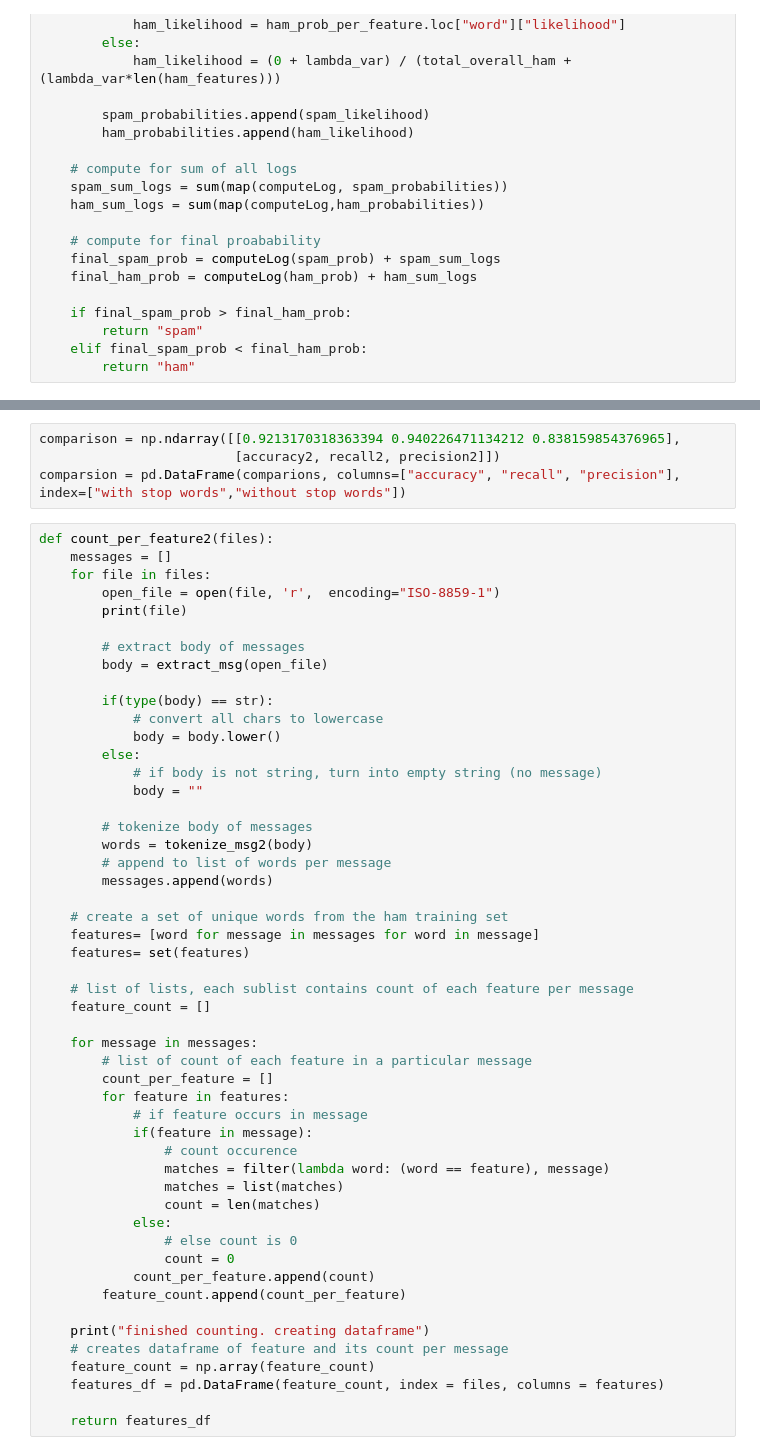
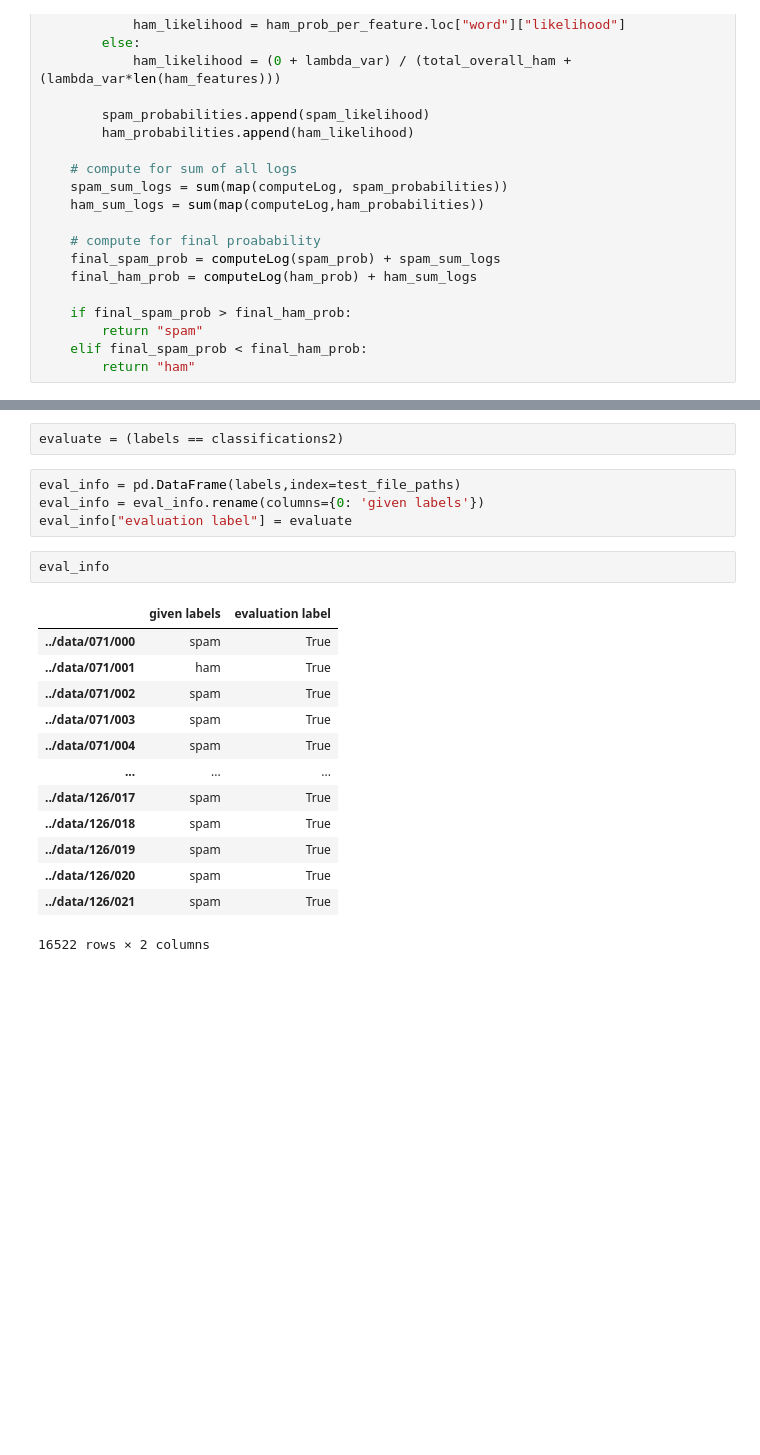
Before and after one commit to Jppat/cmsc197-machine-learning, a Jupyter notebook: hw4-panizales.ipynb, the cells around one changed output, grey strips where cells are left out. Cells and saved outputs as stored; diff of their text form; blank space fills up the shorter version.

```diff
--- a/hw4-panizales.ipynb
+++ b/hw4-panizales.ipynb
@@ -1157,55 +1133,22 @@ print(accuracy, recall, precision)
-# %%
-comparison = np.ndarray([[0.9213170318363394 0.940226471134212 0.838159854376965],
-                         [accuracy2, recall2, precision2]])
-comparsion = pd.DataFrame(comparions, columns=["accuracy", "recall", "precision"], index=["with stop words","without stop words"])
-# %%
-def count_per_feature2(files):
-    messages = []
-    for file in files:
-        open_file = open(file, 'r',  encoding="ISO-8859-1")
-        print(file)
-
-        # extract body of messages
-        body = extract_msg(open_file)
-
-        if(type(body) == str):
-            # convert all chars to lowercase
-            body = body.lower()
-        else:
-            # if body is not string, turn into empty string (no message)
-            body = ""
-
-        # tokenize body of messages
-        words = tokenize_msg2(body)
-        # append to list of words per message
-        messages.append(words)
-
-    # create a set of unique words from the ham training set
-    features= [word for message in messages for word in message]
-    features= set(features)
-
-    # list of lists, each sublist contains count of each feature per message
-    feature_count = []
-
-    for message in messages:
-        # list of count of each feature in a particular message
-        count_per_feature = []
-        for feature in features:
-            # if feature occurs in message
-            if(feature in message):
-                # count occurence
-                matches = filter(lambda word: (word == feature), message)
-                matches = list(matches)
-                count = len(matches)
-            else:
-                # else count is 0
-                count = 0
-            count_per_feature.append(count)
-        feature_count.append(count_per_feature)
-
-    print("finished counting. creating dataframe")
-    # creates dataframe of feature and its count per message
-    feature_count = np.array(feature_count)
-    features_df = pd.DataFrame(feature_count, index = files, columns = features)
-
-    return features_df
+# %%
+evaluate = (labels == classifications2)
+# %%
+eval_info = pd.DataFrame(labels,index=test_file_paths)
+eval_info = eval_info.rename(columns={0: 'given labels'})
+eval_info["evaluation label"] = evaluate
+# %%
+eval_info
+# %% [output]
+|  | given labels | evaluation label |
+| ../data/071/000 | spam | True |
+| ../data/071/001 | ham | True |
+| ../data/071/002 | spam | True |
+| ../data/071/003 | spam | True |
+| ../data/071/004 | spam | True |
+| ... | ... | ... |
+| ../data/126/017 | spam | True |
+| ../data/126/018 | spam | True |
+| ../data/126/019 | spam | True |
+| ../data/126/020 | spam | True |
+| ../data/126/021 | spam | True |
+16522 rows × 2 columns
```
Also changed, not shown: parts of 17 cells of this notebook.
